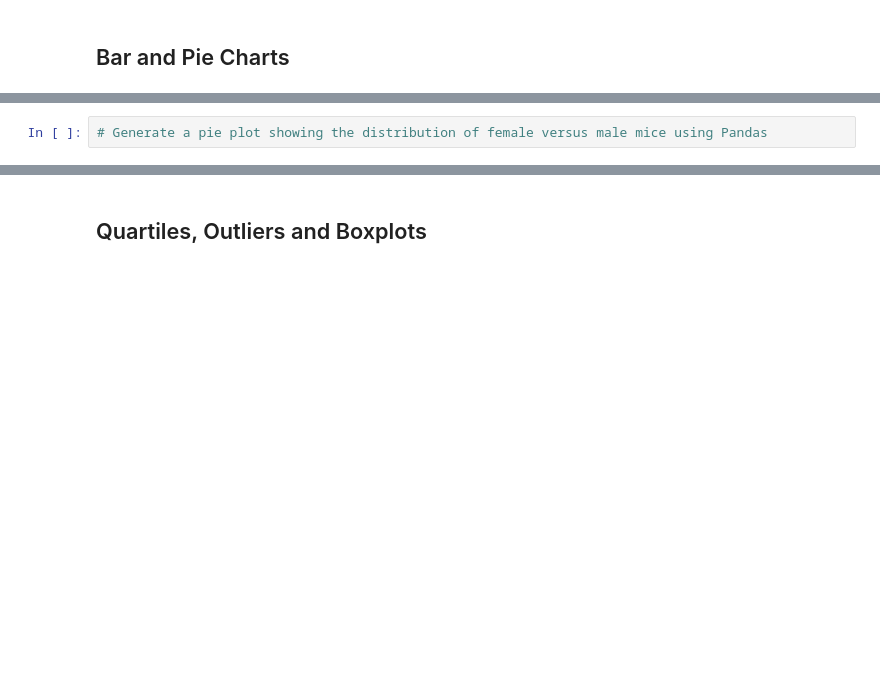
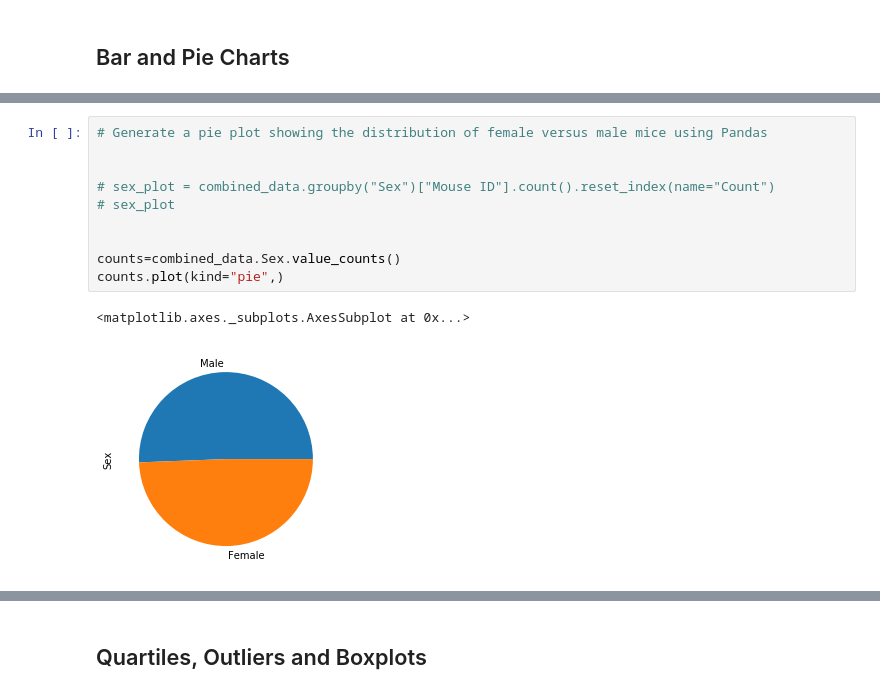
Before and after one commit to CanadianLatin/Challenge-05---Data-Visualization, a Jupyter notebook: pymaceuticals_starter.ipynb, the cells around one changed output, grey strips where cells are left out. Cells and saved outputs as stored; diff of their text form; blank space fills up the shorter version.

```diff
--- a/pymaceuticals_starter.ipynb
+++ b/pymaceuticals_starter.ipynb
@@ -330,4 +398,15 @@ Zoniferol     57.954259  73.324432
 # %%
 # Generate a pie plot showing the distribution of female versus male mice using Pandas
+
+
+# sex_plot = combined_data.groupby("Sex")["Mouse ID"].count().reset_index(name="Count")
+# sex_plot
+
+
+counts=combined_data.Sex.value_counts()
+counts.plot(kind="pie",)
+# %% [output]
+<matplotlib.axes._subplots.AxesSubplot at 0x...>
+[figure, added]
 # %%
 # Generate a pie plot showing the distribution of female versus male mice using pyplot
```
Also changed, not shown: parts of 16 cells of this notebook, 1 other file.
